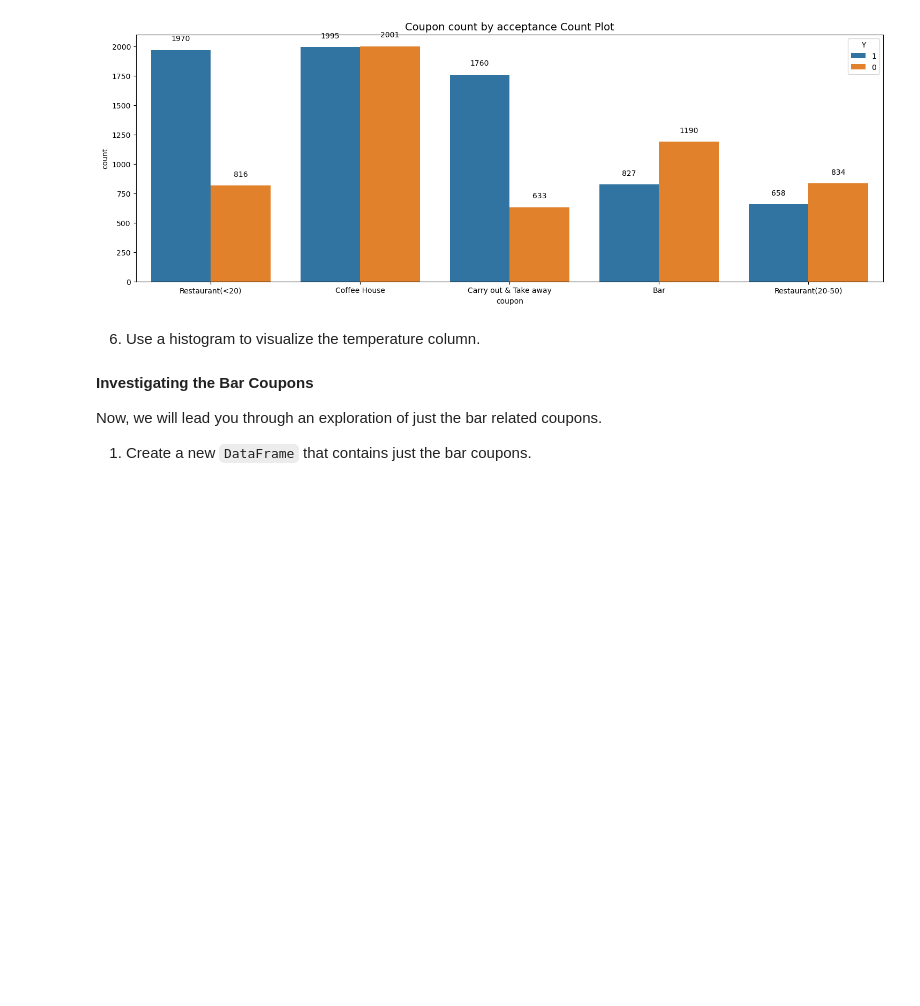
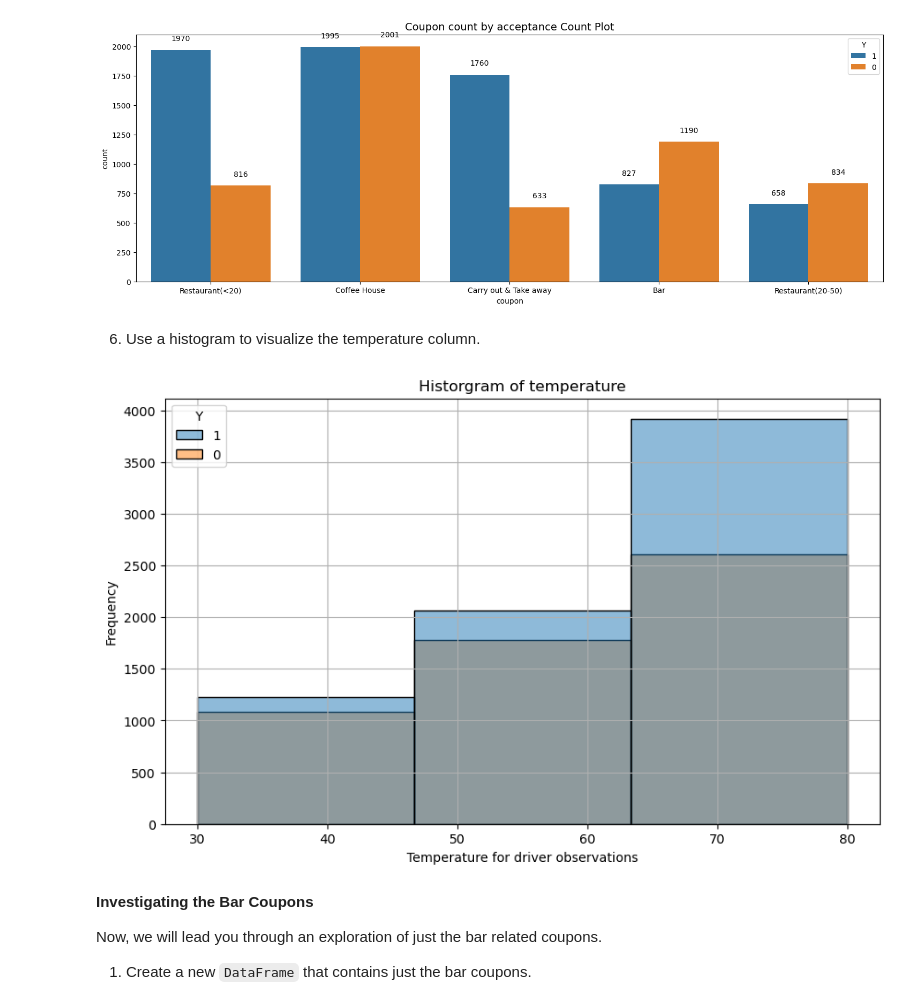
Before and after one commit to kesavan2017/ucbe-AIML-practical-application-51, a Jupyter notebook: prompt.ipynb, the cells around one changed output. Cells and saved outputs as stored; diff of their text form; code cells hidden in the pictures; blank space fills up the shorter version.

Commit message:
Add the histogram for temperature initial version

```diff
--- a/prompt.ipynb
+++ b/prompt.ipynb
@@ -229,6 +237,17 @@ plt.show()
 [figure]
 # %% [markdown]
 6. Use a histogram to visualize the temperature column.
+# %%
+# Use the Seaborn historgram to visualize temperature column and set bins to represent a tighter window for easier visualization to understand temperature category impact
+plt.figure(figsize=(10,6))
+sns.histplot(data=data, x='temperature', hue='Y', bins=3)
+plt.title('Historgram of temperature')
+plt.xlabel('Temperature for driver observations')
+plt.ylabel('Frequency')
+plt.grid('True')
+plt.show()
+# %% [output]
+[figure, added]
 # %% [markdown]
 **Investigating the Bar Coupons**
 
```
Also changed, not shown: parts of 2 cells of this notebook.
